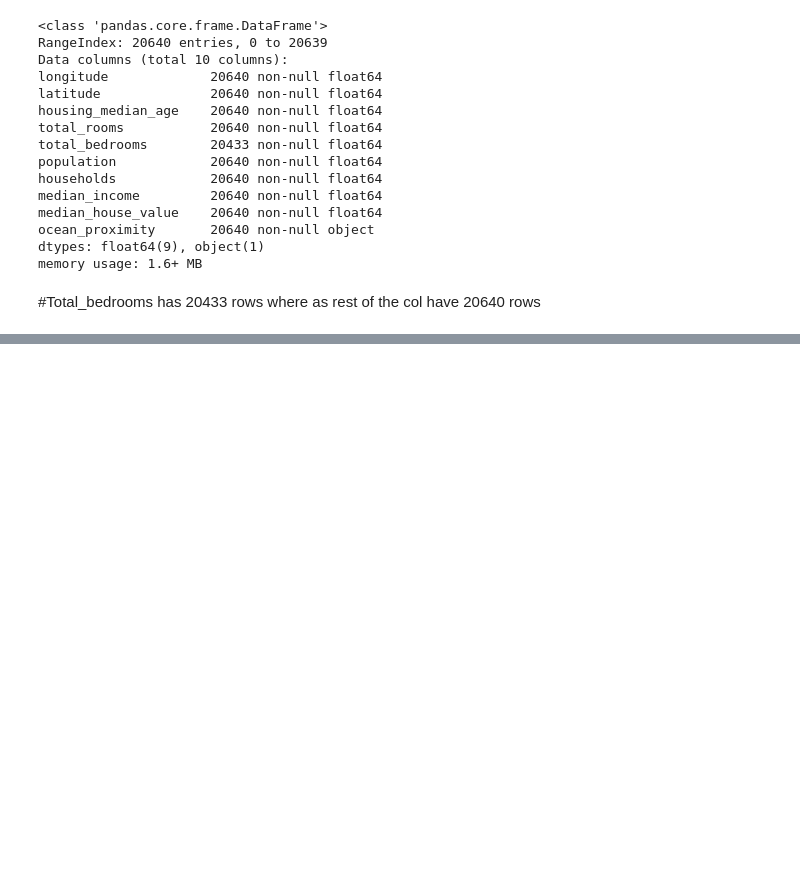
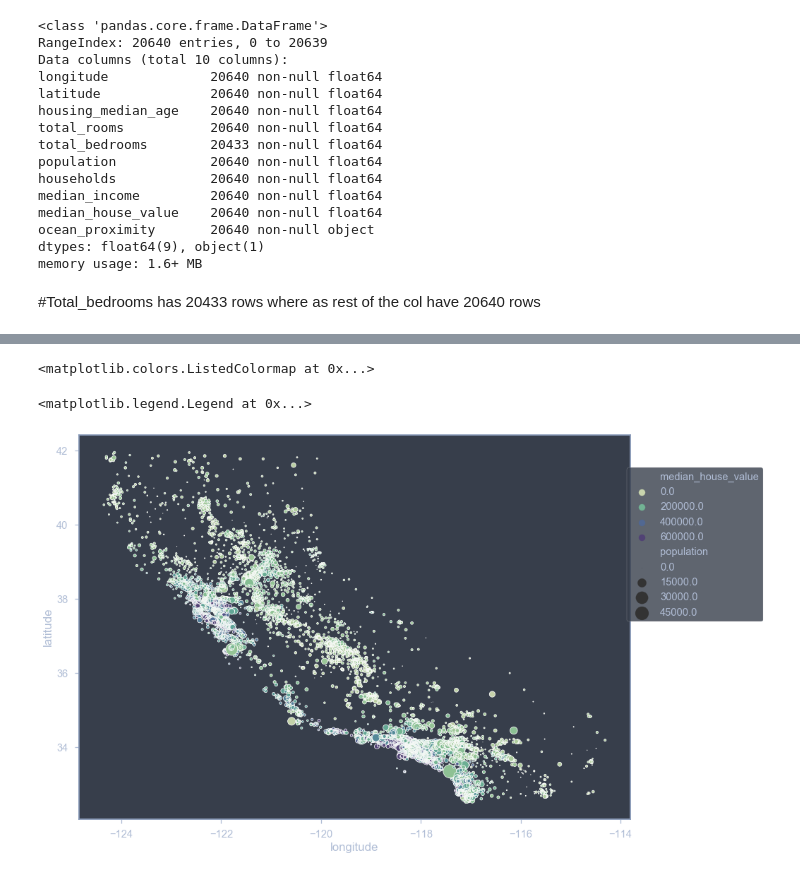
Before and after one commit to mdkakter/Housing-Price, a Jupyter notebook: data_exploration .ipynb, the cells around one changed output, grey strips where cells are left out. Drawn from its saved outputs; the diff is of its cells as text; code cells hidden in the pictures; blank space fills up the shorter version.

```diff
--- a/data_exploration .ipynb
+++ b/data_exploration .ipynb
@@ -84,2 +103,18 @@ plt.show()
+# %%
+min=housing_data['population'].min()/100
+max=housing_data['population'].max()/100
+# %%
+cmap = sns.cubehelix_palette(dark=.3,light=.8, as_cmap=True)
+cmap
+# %% [output]
+<matplotlib.colors.ListedColormap at 0x...>
+# %%
+f,axes = plt.subplots(1,1, figsize = (14,10))
+cmap = sns.cubehelix_palette(8,start = 1,rot=-1,dark=.3, light=.8, as_cmap=True)
+g=sns.scatterplot(x = 'longitude', y = 'latitude',hue = 'median_house_value',size = 'population',sizes = (min,max),data = housing_data,palette= cmap, ax = axes )
+g.legend(loc='lower right', bbox_to_anchor=(1.25, 0.5), ncol=1)
+# %% [output]
+<matplotlib.legend.Legend at 0x...>
+[figure, added]
 # %%
 %matplotlib inline
```
Also changed, not shown: parts of 10 cells of this notebook.
